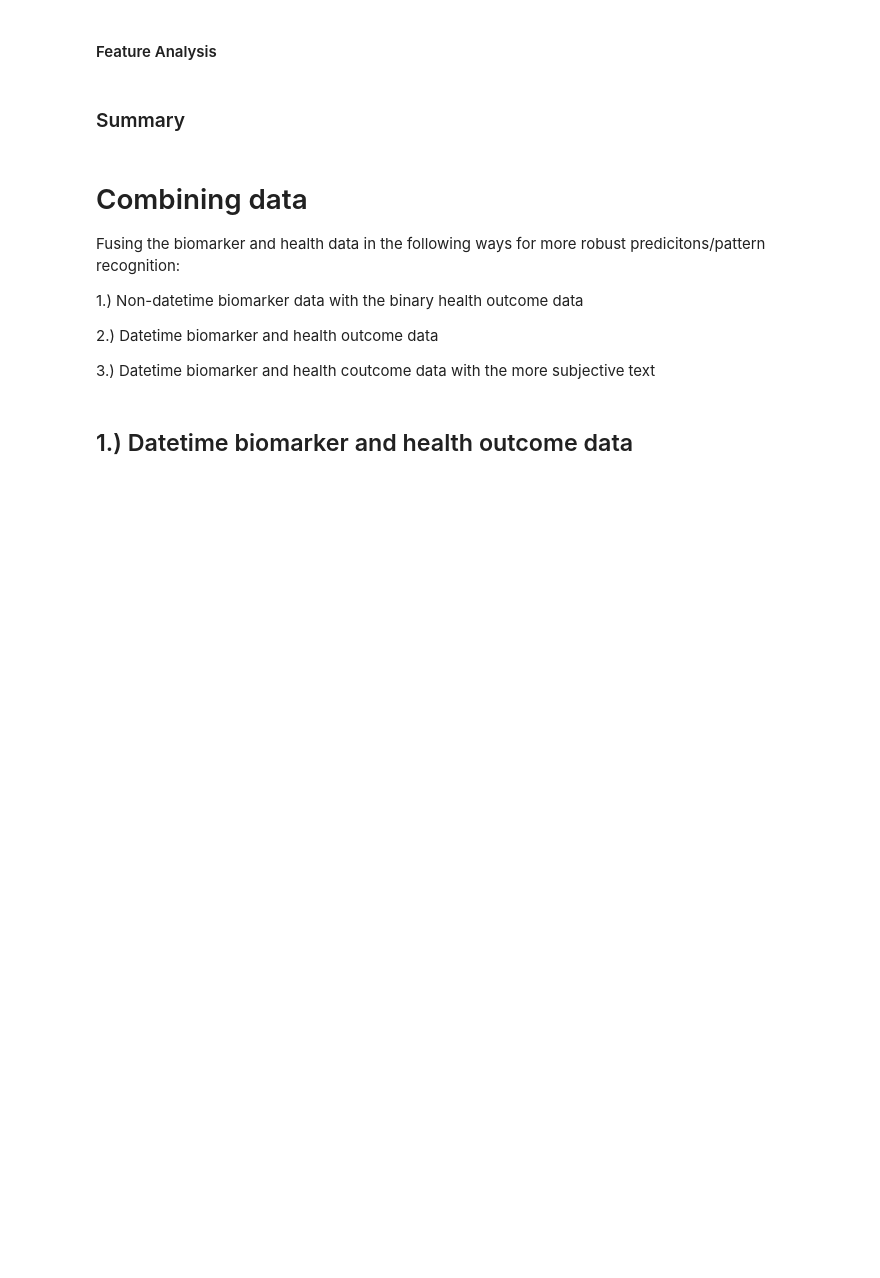
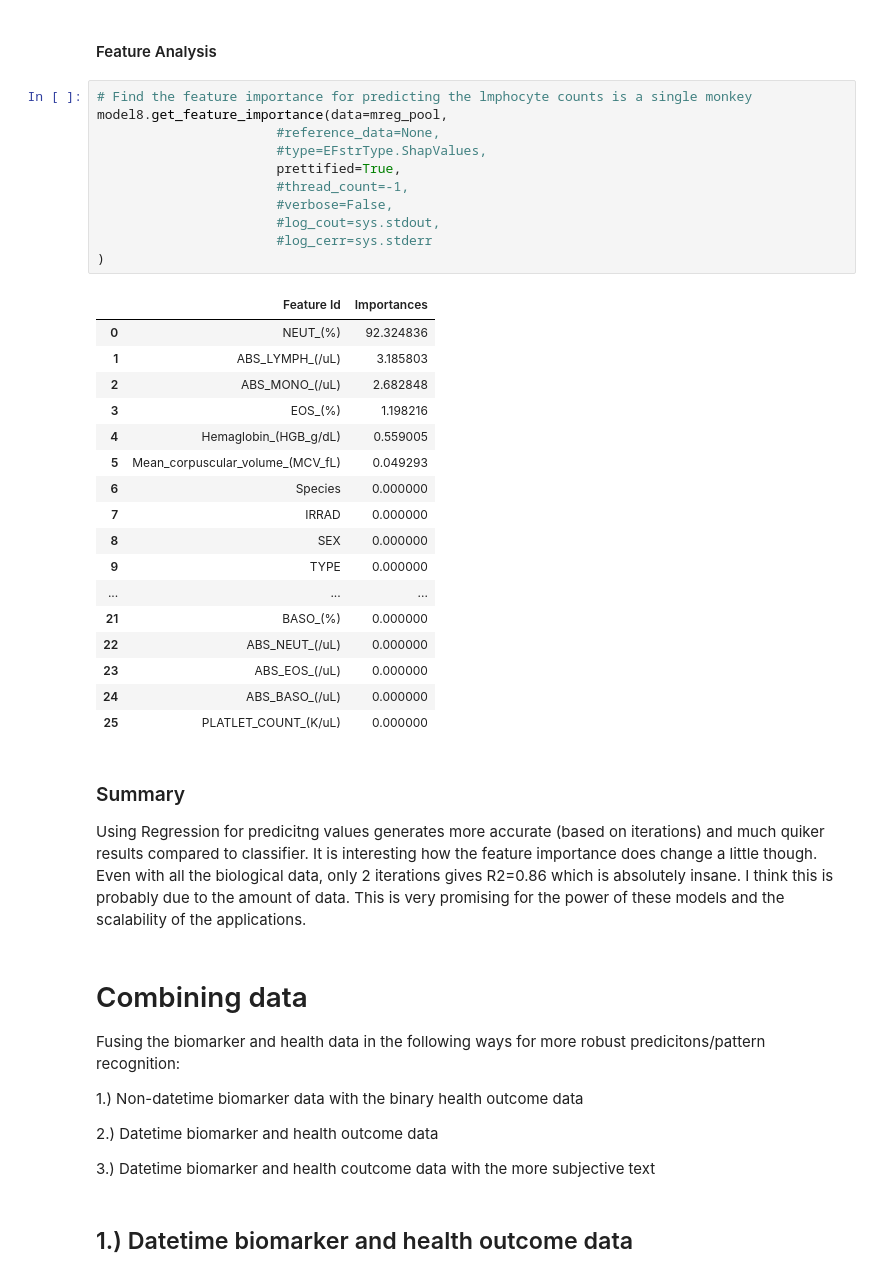
Before and after one commit to aidan-lew/monkey_health, a Jupyter notebook: B_monkeys.ipynb, the cells around one changed output. Saved outputs shown, nothing was run; the diff lists cells and outputs as text; blank space fills up the shorter version.

```diff
--- a/B_monkeys.ipynb
+++ b/B_monkeys.ipynb
@@ -554,7 +538,37 @@ plt.show()
 # %% [markdown]
 #### Feature Analysis
+# %%
+# Find the feature importance for predicting the lmphocyte counts is a single monkey
+model8.get_feature_importance(data=mreg_pool,
+                       #reference_data=None,
+                       #type=EFstrType.ShapValues,
+                       prettified=True,
+                       #thread_count=-1,
+                       #verbose=False,
+                       #log_cout=sys.stdout,
+                       #log_cerr=sys.stderr
+)
+# %% [output]
+|  | Feature Id | Importances |
+| 0 | NEUT_(%) | 92.324836 |
+| 1 | ABS_LYMPH_(/uL) | 3.185803 |
+| 2 | ABS_MONO_(/uL) | 2.682848 |
+| 3 | EOS_(%) | 1.198216 |
+| 4 | Hemaglobin_(HGB_g/dL) | 0.559005 |
+| 5 | Mean_corpuscular_volume_(MCV_fL) | 0.049293 |
+| 6 | Species | 0.000000 |
+| 7 | IRRAD | 0.000000 |
+| 8 | SEX | 0.000000 |
+| 9 | TYPE | 0.000000 |
+| ... | ... | ... |
+| 21 | BASO_(%) | 0.000000 |
+| 22 | ABS_NEUT_(/uL) | 0.000000 |
+| 23 | ABS_EOS_(/uL) | 0.000000 |
+| 24 | ABS_BASO_(/uL) | 0.000000 |
+| 25 | PLATLET_COUNT_(K/uL) | 0.000000 |
 # %% [markdown]
 ### Summary
+Using Regression for predicitng values generates more accurate (based on iterations) and much quiker results compared to classifier. It is interesting how the feature importance does change a little though. Even with all the biological data, only 2 iterations gives R2=0.86 which is absolutely insane. I think this is probably due to the amount of data. This is very promising for the power of these models and the scalability of the applications.
 # %% [markdown]
 # Combining data
 Fusing the biomarker and health data in the following ways for more robust predicitons/pattern recognition:
```
Also changed, not shown: parts of 11 cells of this notebook.
